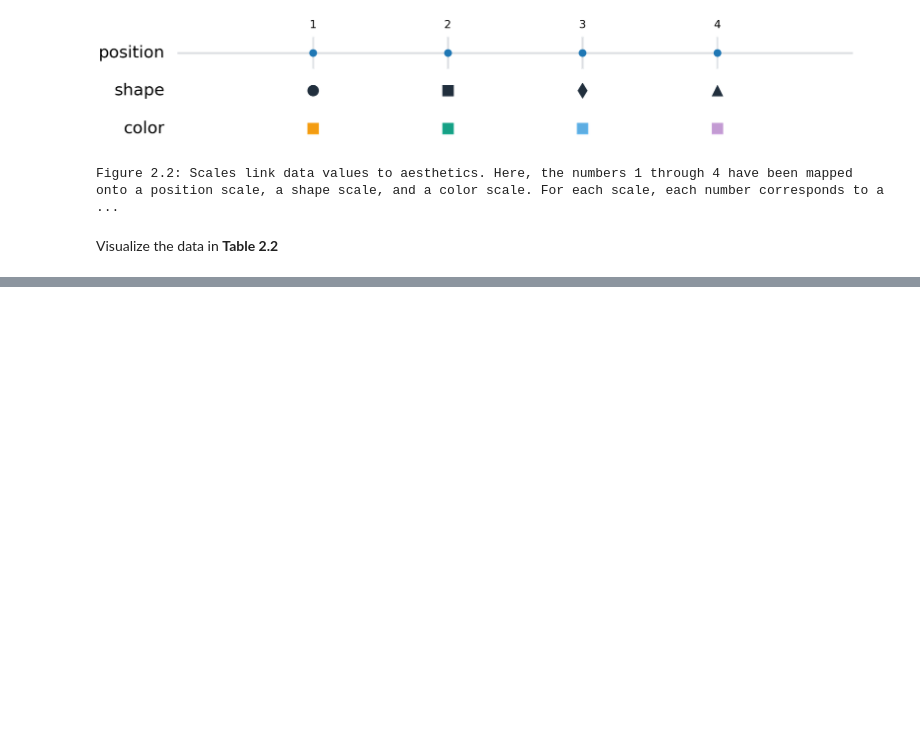
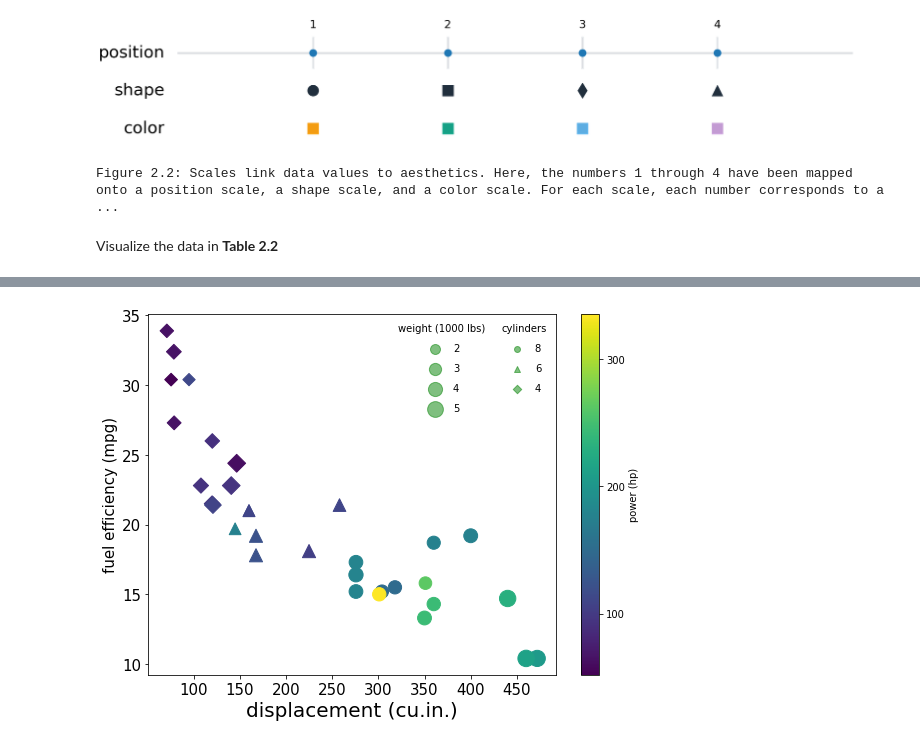
Before and after one commit to hnguyentt/dataviz-python, a Jupyter notebook: 1.From_data_to_viz/2.Mapping_data_onto_aesthetics.ipynb, the cells around one changed output, grey strips where cells are left out. Cells and saved outputs as stored; diff of their text form; code cells hidden in the pictures; blank space fills up the shorter version.

```diff
--- a/1.From_data_to_viz/2.Mapping_data_onto_aesthetics.ipynb
+++ b/1.From_data_to_viz/2.Mapping_data_onto_aesthetics.ipynb
@@ -164,0 +197,6 @@ datetime.timedelta(-9, 58072)
+# %%
+!wget https://gist.githubusercontent.com/ZeccaLehn/4e06d2575eb9589dbe8c365d61cb056c/raw/898a40b035f7c951579041aecbfb2149331fa9f6/mtcars.csv -O ../data/resources/mtcars.csv
+
+df = pd.read_csv("../data/resources/mtcars.csv")
+df.rename(columns={"Unnamed: 0":"series"},inplace=True)
+df.head()
@@ -164,0 +220,60 @@ datetime.timedelta(-9, 58072)
+# %%
+import numpy as np
+import matplotlib.pyplot as plt
+import matplotlib as mpl
+
+label_size = 20
+tick_size = 15
+
+cm = plt.cm.get_cmap('viridis')
+
+def mscatter(x,y,ax=None, m=None, **kw):
+    import matplotlib.markers as mmarkers
+    if not ax: ax=plt.gca()
+    sc = ax.scatter(x,y,**kw)
+    if (m is not None) and (len(m)==len(x)):
+        paths = []
+        for marker in m:
+            if isinstance(marker, mmarkers.MarkerStyle):
+                marker_obj = marker
+            else:
+                marker_obj = mmarkers.MarkerStyle(marker)
+            path = marker_obj.get_path().transformed(
+                        marker_obj.get_transform())
+            paths.append(path)
+        sc.set_paths(paths)
+
+    return sc
+
+fig, ax = plt.subplots(figsize=(8,6))
+
+scatter = mscatter(df["disp"], df["mpg"],
+              s=df["wt"]*50, c=df["hp"],
+              m=df['cyl'].map({8: 'o', 6: '^', 4: 'D'}),
+              cmap=cm,
+)
+
+plt.colorbar(scatter, label="power (hp)", ticks=[100, 200, 300])
+
+# Legend
+
+weights = []
+for area in [2,3,4,5]:
+    weights.append(plt.scatter([], [], c='g', alpha=0.5, s=area*50, label=str(area)))
+
+legend2 = plt.legend(weights, [2,3,4,5], title='weight (1000 lbs)', frameon=False, labelspacing=1, bbox_to_anchor=(0.85,1))
+
+cyls = []
+for cyl, marker in zip([8, 6, 4], ['o', '^', 'D']):
+    cyls.append(plt.scatter([], [], c='g', alpha=0.5, marker=marker, label=str(cyl)))
+
+plt.legend(cyls, [8, 6, 4], title='cylinders', frameon=False, labelspacing=1)
+
+plt.gca().add_artist(legend2)
+
+ax.set_xlabel('displacement (cu.in.)', fontsize=label_size)
+ax.set_ylabel('fuel efficiency (mpg)', fontsize=tick_size)
+ax.set_xticklabels(ax.get_xticks().astype(int), fontsize=tick_size)
+ax.set_yticklabels(ax.get_yticks().astype(int), fontsize=tick_size);
+# %% [output]
+[figure, added]
```
Also changed, not shown: parts of 9 cells of this notebook, 2 other files.
